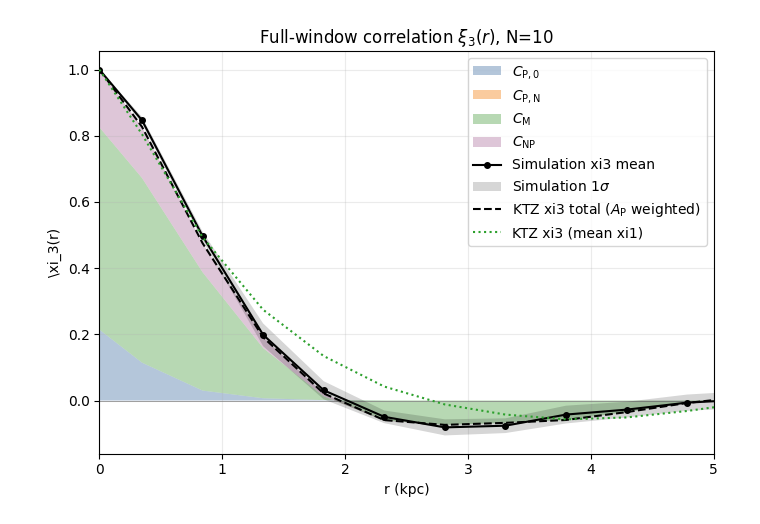
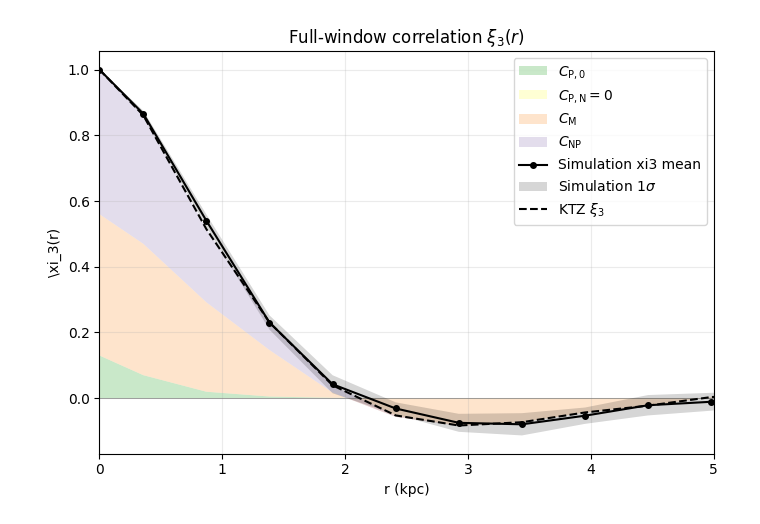
Before and after one commit to Meowwish/KTZ_Theory_z_fluctuation_III, a Jupyter notebook: KTZ_validation.ipynb, the cells around one changed output. Cells and saved outputs as stored; diff of their text form; code cells hidden in the pictures.

```diff
--- a/KTZ_validation.ipynb
+++ b/KTZ_validation.ipynb
@@ -13,11 +17,11 @@ warnings.filterwarnings('ignore')
 # M101-like fiducial setup, calibrated to the observed star-forming main disc.
 # M101 has an extended faint outer disc, but this notebook uses the brighter main disc
 # where HII-region and spiral-arm measurements are better sampled.
-R_in, R_out = 1.0, 14.4
+R_in, R_out = 3.0, 15
 
 # Diffusion parameters.  These control the KTZ smoothing scale,
 # ell_K = sqrt(x0^2 + 2 kappa t), rather than direct observables.
-kappa = 0.30         # kpc^2/Gyr
+kappa = 0.3579         # kpc^2/Gyr (same as KT25)
 x0 = 0.10            # initial smoothing length (kpc)
 t_star = 0.50        # maximum source age (Gyr)
 
@@ -61,7 +65,7 @@ h_R = 4.8
 enable_source_clustering = True
 cluster_fraction = 0.50              # fraction of events drawn from clustered complexes
 cluster_radius = 0.35                # kpc, one-sigma child offset around each parent
-mean_children_per_cluster = 5.0      # mean child events per parent complex
+mean_children_per_cluster = 20.0      # mean child events per parent complex
 cluster_theory_nodes = 24            # quadrature nodes for the C_NP age integral
 
 # Output (fixed)
@@ -76,4 +80,3 @@ grid_radius = R_out + 1.0
 n_realizations = 10
 
 rng = default_rng(42)
-print("The settings have been configured.")
@@ -409,14 +404,11 @@ def measure_xi2_from_residual(Z_res_interp, rng):
 # Collect independent numerical realizations for error bands.
 residual_fields = [Z_res_interp]
 xi2_realizations = [measure_xi2_from_residual(Z_res_interp, rng)]
-event_counts = [N_events]
-
 for ireal in range(1, n_realizations):
     Z_i, N_i = generate_synthetic_galaxy(rng, return_events=False)
     res_i = subtract_radial_background(Z_i, make_plot=False)
     residual_fields.append(res_i['Z_res_interp'])
     xi2_realizations.append(measure_xi2_from_residual(res_i['Z_res_interp'], rng))
-    event_counts.append(N_i)
     print(f"Completed realization {ireal+1}/{n_realizations}: N_events={N_i}")
 
 sim_corr_mean = {
@@ -428,7 +420,4 @@ sim_corr_std = {
     if n_realizations > 1 else np.zeros_like(sim_corr_mean[varpi_m])
     for varpi_m in radii_test
 }
-# Backward-compatible alias used by plotting cells.
-sim_corr = sim_corr_mean
-print(f"The numerical xi2 measurement is complete for {n_realizations} realizations.")
 # %% [output]
@@ -890,10 +863,7 @@ xi3_realizations = [measure_xi3_from_residual(field, rng) for field in residual_
 xi3_stack = np.vstack(xi3_realizations)
 xi3_sim_mean = np.nanmean(xi3_stack, axis=0)
 xi3_sim_std = np.nanstd(xi3_stack, axis=0, ddof=1) if n_realizations > 1 else np.zeros_like(xi3_sim_mean)
-# Backward-compatible alias.
-xi3_sim = xi3_sim_mean
-
-def xi3_KTZ_components(r, Nvarpi=30, Nphi=20, Npsi=20, estimator="pair_product"):
+def xi3_KTZ_components(r, Nvarpi=30, Nphi=20, Npsi=20):
     # Equal spacing in R^2 gives equal-area annular samples for the midpoint.
     rho2_edges = np.linspace(analysis_R_in**2, analysis_R_out**2, Nvarpi+1)
     varpi_arr = np.sqrt(0.5*(rho2_edges[:-1] + rho2_edges[1:]))
@@ -909,47 +879,47 @@ def xi3_KTZ_components(r, Nvarpi=30, Nphi=20, Npsi=20, estimator="pair_product")
                     sample_parts.append(local_cov_component_parts(varpi, phi, r, psi))
                     sample_weights.append(weight)
     return _component_average_from_samples(
-        sample_parts, estimator=estimator, sample_weights=sample_weights
+        sample_parts, sample_weights=sample_weights
     )
 
-def xi3_KTZ(r, Nvarpi=30, Nphi=20, Npsi=20, estimator="pair_product"):
-    comps = xi3_KTZ_components(r, Nvarpi=Nvarpi, Nphi=Nphi, Npsi=Npsi, estimator=estimator)
-    return sum(comps.values())
-
-xi3_component_list = [xi3_KTZ_components(r, estimator="pair_product") for r in r_centers]
+xi3_component_list = [xi3_KTZ_components(r) for r in r_centers]
 xi3_ktz_components = components_to_arrays(xi3_component_list)
+xi3_CPN_max = np.nanmax(np.abs(xi3_ktz_components['CPN']))
+assert xi3_CPN_max < 1.0e-12
 xi3_ktz = sum(xi3_ktz_components[name] for name in component_order)
-xi3_ktz_meanxi = np.array([xi3_KTZ(r, estimator="mean_xi") for r in r_centers])
 
 fig, ax = plt.subplots(figsize=(7, 5))
 r_plot = np.concatenate([[0.0], r_centers])
 sim_plot = np.concatenate([[1.0], xi3_sim_mean])
 sim_std = np.concatenate([[0.0], xi3_sim_std])
 ktz_plot = np.concatenate([[1.0], xi3_ktz])
-ktz_meanxi_plot = np.concatenate([[1.0], xi3_ktz_meanxi])
 
-xi3_comp0 = xi3_KTZ_components(0.0, estimator="pair_product")
+xi3_comp0 = xi3_KTZ_components(0.0)
 xi3_comp_plot = {
     name: np.concatenate([[xi3_comp0[name]], xi3_ktz_components[name]])
     for name in component_order
 }
-plot_theory_component_stack(ax, r_plot, xi3_comp_plot)
+plot_theory_component_stack(
+    ax, r_plot, xi3_comp_plot, labels=annular_component_labels
+)
 ktz_plot = sum(xi3_comp_plot[name] for name in component_order)
 
 ax.plot(r_plot, sim_plot, 'o-', color='black', ms=4, label='Simulation xi3 mean', zorder=4)
 ax.fill_between(r_plot, sim_plot-sim_std, sim_plot+sim_std,
                 color='black', alpha=0.16, linewidth=0,
                 label=r'Simulation $1\sigma$', zorder=3)
-ax.plot(r_plot, ktz_plot, 'k--', lw=1.5, label=r'KTZ xi3 total ($A_{\rm P}$ weighted)', zorder=5)
-ax.plot(r_plot, ktz_meanxi_plot, ':', color='C2', label='KTZ xi3 (mean xi1)', zorder=5)
+ax.plot(
+    r_plot, ktz_plot, 'k--', lw=1.5,
+    label=r'KTZ $\xi_3$', zorder=5
+)
 ax.axhline(0, color='grey', lw=0.5)
 ax.set_xlabel('r (kpc)')
 ax.set_ylabel(r'\xi_3(r)')
 ax.set_xlim(0, correlation_plot_rmax)
-ax.set_title(fr'Full-window correlation $\xi_3(r)$, N={n_realizations}')
+ax.set_title(fr'Full-window correlation $\xi_3(r)$')
 ax.legend()
 ax.grid(alpha=0.25)
 plt.tight_layout()
 plt.show()
 # %% [output]
-[figure, old version]
+[figure, new version]
```
Also changed, not shown: parts of 22 cells of this notebook, 12 other files.
